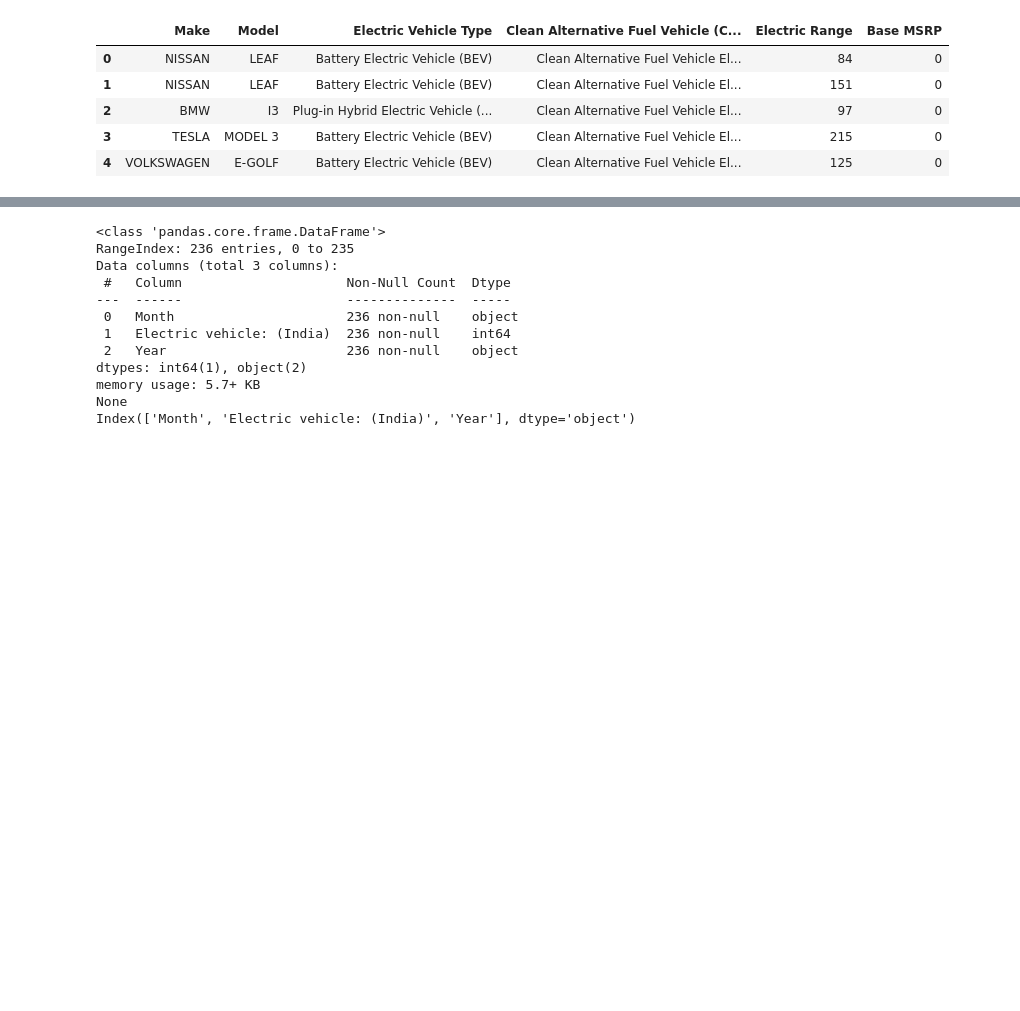
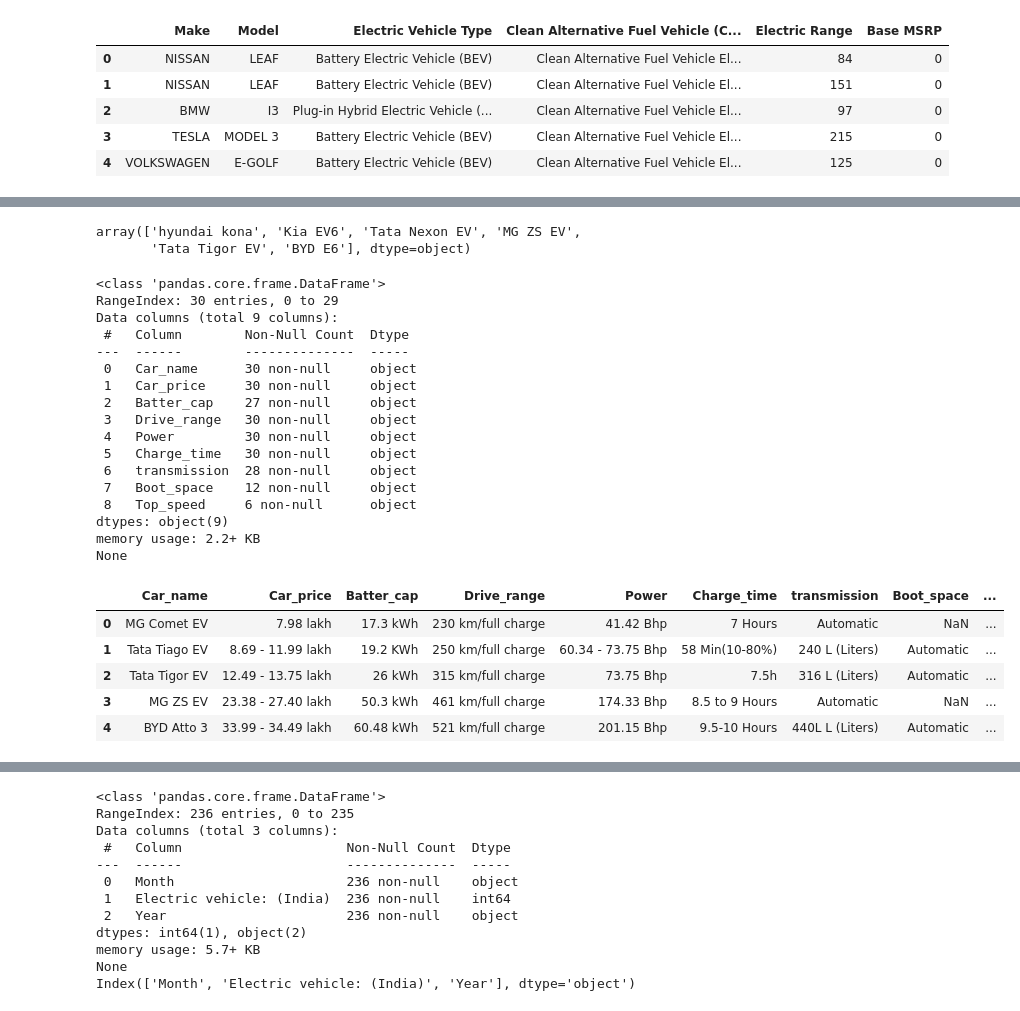
Before and after one commit to ShreyashChacharkar/EV_marketsegment, a Jupyter notebook: data_analysis.ipynb, the cells around one changed output, grey strips where cells are left out. Drawn from its saved outputs; the diff is of its cells as text; code cells hidden in the pictures; blank space fills up the shorter version.

```diff
--- a/data_analysis.ipynb
+++ b/data_analysis.ipynb
@@ -102,0 +157,33 @@ df5 =
+# %%
+df6.Model.unique()
+# %% [output]
+array(['hyundai kona', 'Kia EV6', 'Tata Nexon EV', 'MG ZS EV',
+       'Tata Tigor EV', 'BYD E6'], dtype=object)
+# %%
+df7 = pd.read_csv("dataset_splitup/dataset3/EV_cars_India_2023.csv")
+print(df7.info())
+df7.head()
+# %% [output]
+<class 'pandas.core.frame.DataFrame'>
+RangeIndex: 30 entries, 0 to 29
+Data columns (total 9 columns):
+ #   Column        Non-Null Count  Dtype
+---  ------        --------------  -----
+ 0   Car_name      30 non-null     object
+ 1   Car_price     30 non-null     object
+ 2   Batter_cap    27 non-null     object
+ 3   Drive_range   30 non-null     object
+ 4   Power         30 non-null     object
+ 5   Charge_time   30 non-null     object
+ 6   transmission  28 non-null     object
+ 7   Boot_space    12 non-null     object
+ 8   Top_speed     6 non-null      object
+dtypes: object(9)
+memory usage: 2.2+ KB
+None
+|  | Car_name | Car_price | Batter_cap | Drive_range | Power | Charge_time | transmission | Boot_space | ... |
+| 0 | MG Comet EV | 7.98 lakh | 17.3 kWh | 230 km/full charge | 41.42 Bhp | 7 Hours | Automatic | NaN | ... |
+| 1 | Tata Tiago EV | 8.69 - 11.99 lakh | 19.2 KWh | 250 km/full charge | 60.34 - 73.75 Bhp | 58 Min(10-80%) | 240 L (Liters) | Automatic | ... |
+| 2 | Tata Tigor EV | 12.49 - 13.75 lakh | 26 kWh | 315 km/full charge | 73.75 Bhp | 7.5h | 316 L (Liters) | Automatic | ... |
+| 3 | MG ZS EV | 23.38 - 27.40 lakh | 50.3 kWh | 461 km/full charge | 174.33 Bhp | 8.5 to 9 Hours | Automatic | NaN | ... |
+| 4 | BYD Atto 3 | 33.99 - 34.49 lakh | 60.48 kWh | 521 km/full charge | 201.15 Bhp | 9.5-10 Hours | 440L L (Liters) | Automatic | ... |
```
Also changed, not shown: parts of 6 cells of this notebook.
